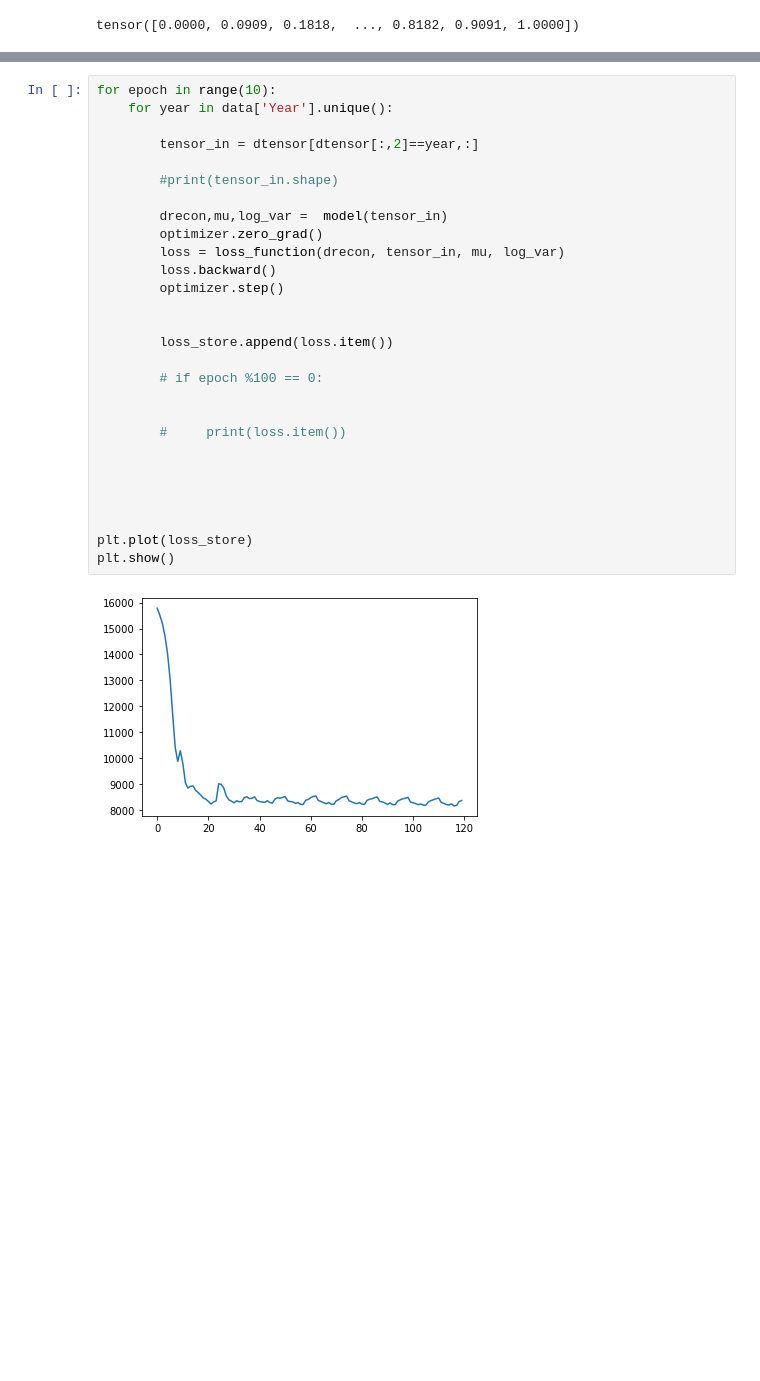
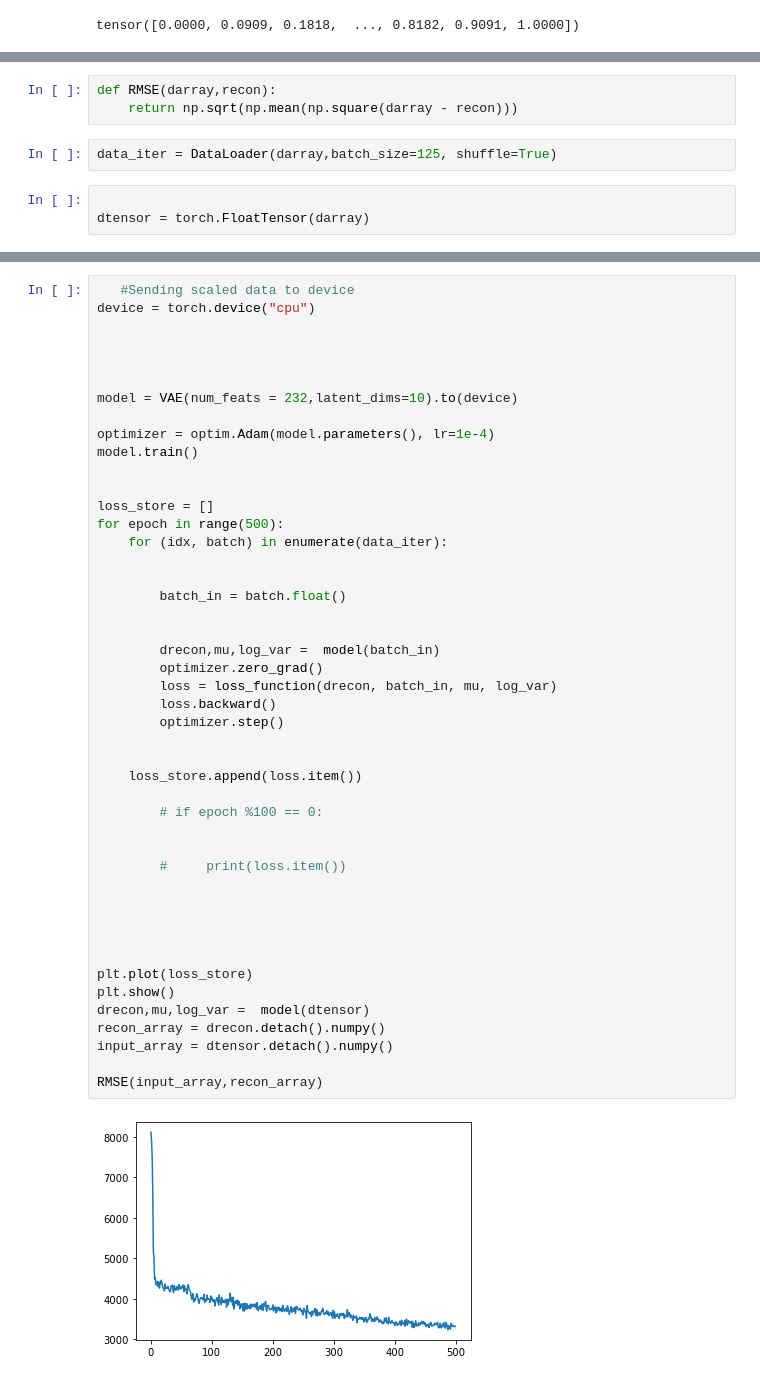
Before and after one commit to awright101/thesis_work_gaialens, a Jupyter notebook: test_models.ipynb, the cells around one changed output, grey strips where cells are left out. Drawn from its saved outputs; the diff is of its cells as text; blank space fills up the shorter version.

```diff
--- a/test_models.ipynb
+++ b/test_models.ipynb
@@ -92,0 +78,8 @@ loss_store = []
+# %%
+def RMSE(darray,recon):
+    return np.sqrt(np.mean(np.square(darray - recon)))
+# %%
+data_iter = DataLoader(darray,batch_size=125, shuffle=True)
+# %%
+
+dtensor = torch.FloatTensor(darray)
@@ -93,30 +99,48 @@ loss_store = []
 # %%
-for epoch in range(10):
-    for year in data['Year'].unique():
+   #Sending scaled data to device
+device = torch.device("cpu")
 
-        tensor_in = dtensor[dtensor[:,2]==year,:]
 
-        #print(tensor_in.shape)
 
-        drecon,mu,log_var =  model(tensor_in)
+
+model = VAE(num_feats = 232,latent_dims=10).to(device)
+
+optimizer = optim.Adam(model.parameters(), lr=1e-4)
+model.train()
+
+
+loss_store = []
+for epoch in range(500):
+    for (idx, batch) in enumerate(data_iter):
+
+
+        batch_in = batch.float()
+
+
+        drecon,mu,log_var =  model(batch_in)
         optimizer.zero_grad()
-        loss = loss_function(drecon, tensor_in, mu, log_var)
+        loss = loss_function(drecon, batch_in, mu, log_var)
         loss.backward()
         optimizer.step()
 
 
-        loss_store.append(loss.item())
+    loss_store.append(loss.item())
 
         # if epoch %100 == 0:
 
 
         #     print(loss.item())
 
 
 
 
 
 plt.plot(loss_store)
 plt.show()
+drecon,mu,log_var =  model(dtensor)
+recon_array = drecon.detach().numpy()
+input_array = dtensor.detach().numpy()
+
+RMSE(input_array,recon_array)
 # %% [output]
-[figure, old version]
+[figure, new version]
```
Also changed, not shown: parts of 10 cells of this notebook, 3 other files.
